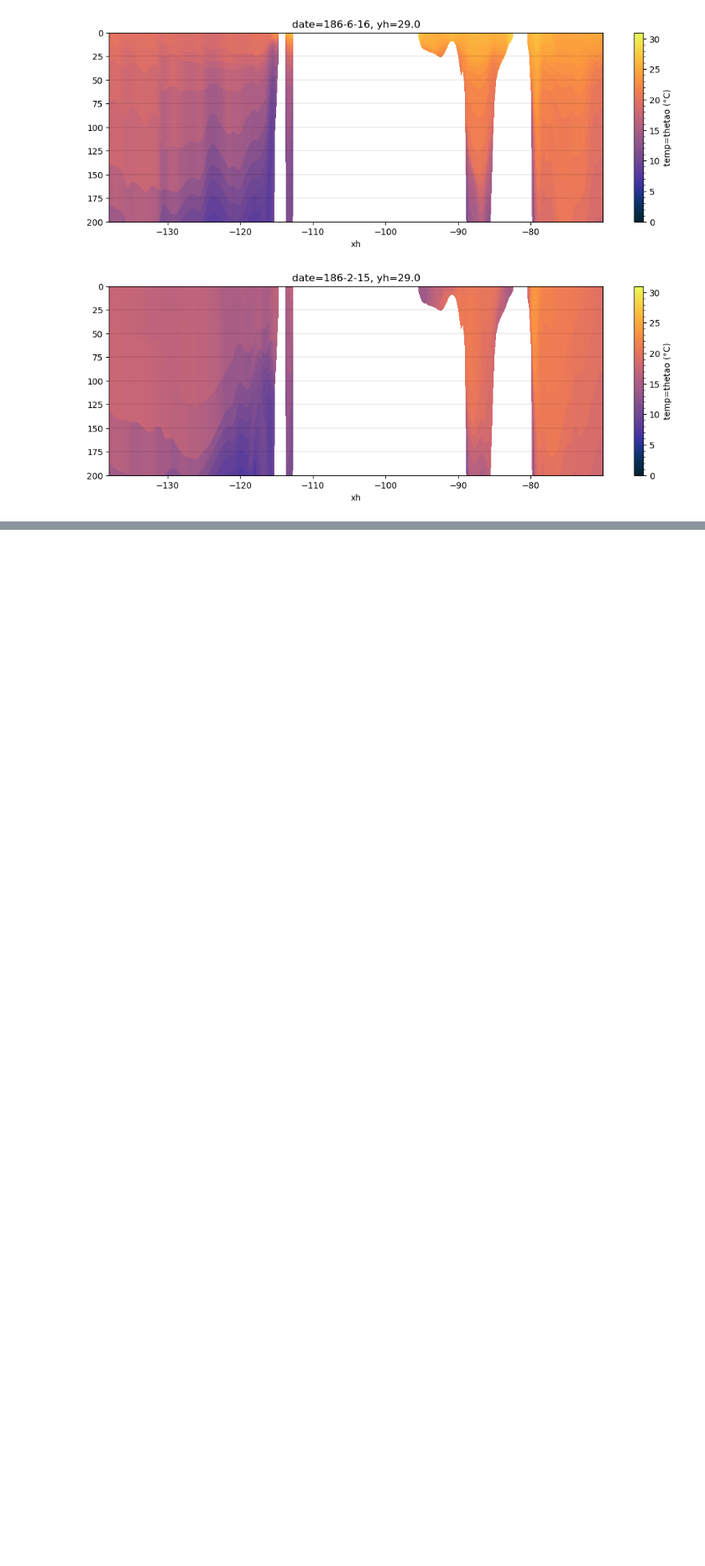
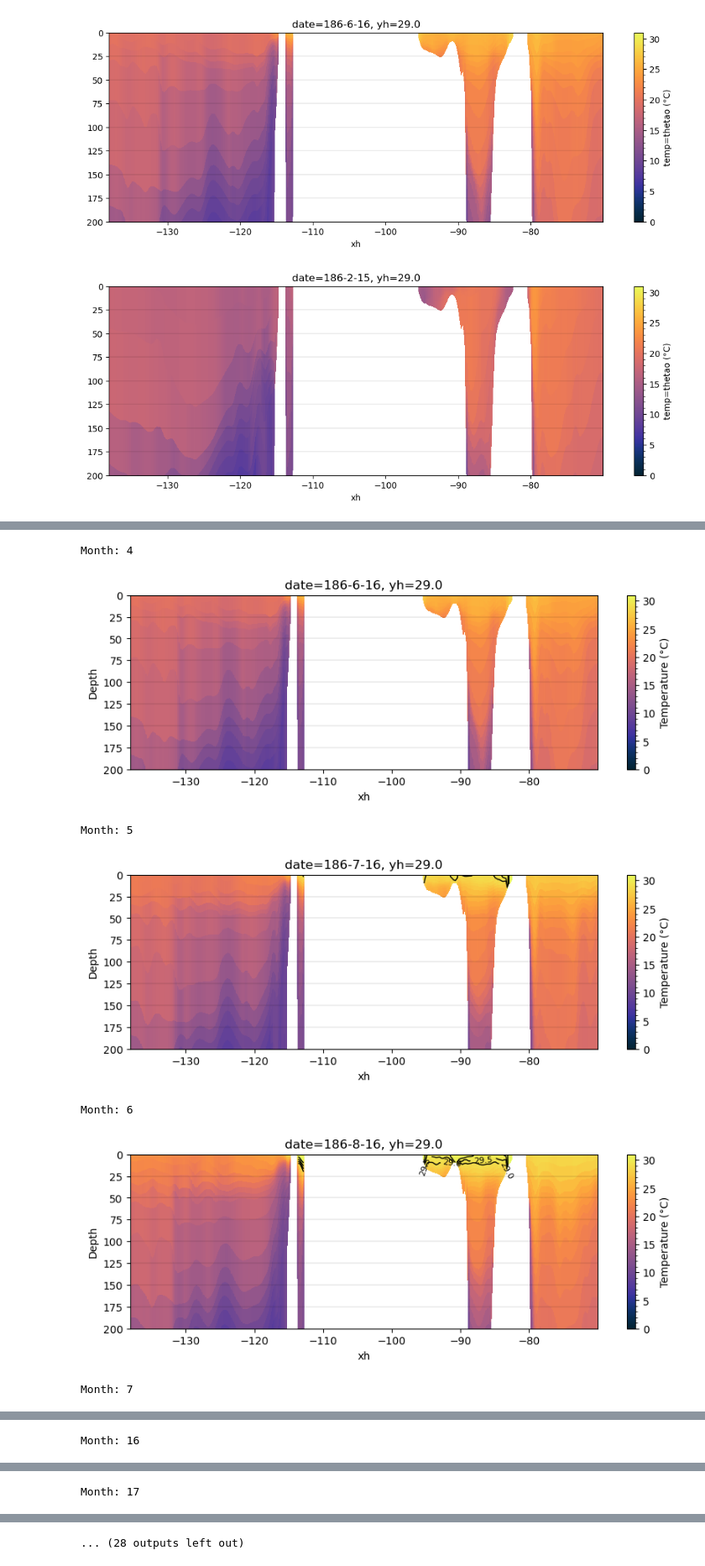
Before and after one commit to marianatorres4/WarmWaterMasses, a Jupyter notebook: 03_3D-analysis/3-D_analysis.ipynb, the cells around one changed output, grey strips where cells are left out. Shown at 84% size. Cells and saved outputs as stored; diff of their text form; code cells hidden in the pictures; blank space fills up the shorter version.

```diff
--- a/03_3D-analysis/3-D_analysis.ipynb
+++ b/03_3D-analysis/3-D_analysis.ipynb
@@ -582,0 +765,64 @@ plt.show()
+# %%
+# Iterate through the range of months three times
+
+months = range(4, 8)
+
+for i in range(5):
+    # Iterate through each month in the range
+    for month in months:
+        # Your plotting code here
+        print(f"Month: {month}")
+
+        temp = wm.grid._ds['thetao'].isel(time=month).sel(yh=29, method="nearest").sel(xh=slice(-138,-70)).compute()
+        z_section = wm.grid._ds['z'].isel(time=month).sel(yh=29, method="nearest").sel(xh=slice(-138,-70)).compute()
+
+        y = z_section.time.dt.year.values
+        m = z_section.time.dt.month.values
+        d = z_section.time.dt.day.values
+
+        plt.figure(figsize=(10, 3))
+
+        plt.pcolor(
+            z_section.xh * xr.ones_like(z_section.rho2_l),
+            z_section,
+            temp.transpose(),
+            vmin=0,
+            vmax=31,
+            cmap=cmocean.cm.thermal
+        )
+
+        colorbar = plt.colorbar()
+        colorbar.set_label('Temperature (°C)')  # Add title to the colorbar
+        colorbar.set_ticks(np.arange(0, 31, 5))  # Set tick marks on the colorbar
+        colorbar.set_ticks(np.arange(1, 31, 1), minor=True)
+
+        # Adding contour lines for temperature
+        contour = plt.contour(
+            z_section.xh * xr.ones_like(z_section.rho2_l),
+            z_section,
+            temp.transpose(),
+            levels=np.arange(29, 31, 0.5),
+            colors='black',
+            linewidths=1,
+            linestyles='solid'
+        )
+
+        plt.ylim(200, 0)
+        plt.clabel(contour, inline=True, fontsize=8)
+        plt.xlabel('xh')  # Add label for the x-axis
+        plt.ylabel('Depth')  # Add label for the y-axis
+
+        plt.title(f'date={y}-{m}-{d}, yh={np.round(z_section.yh.values)}')
+        plt.grid(axis="y", color="k", linestyle="-", linewidth=0.1)
+        plt.show()
+
+    # Add 12 to the range of months to start a year later for the next iteration
+    months = [month + 12 for month in months]
+# %% [output]
+Month: 4
+[figure, added]
+Month: 5
+[figure, added]
+Month: 6
+[figure, added]
+Month: 7
@@ -582,0 +830 @@ plt.show()
+Month: 16
@@ -582,0 +832 @@ plt.show()
+Month: 17
@@ -582,0 +834 @@ plt.show()
+... (28 outputs left out)
```
Also changed, not shown: parts of 17 cells of this notebook.
